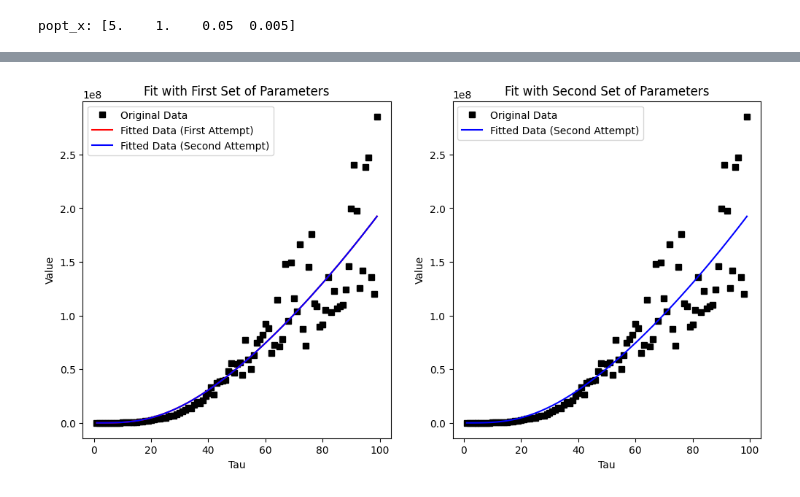
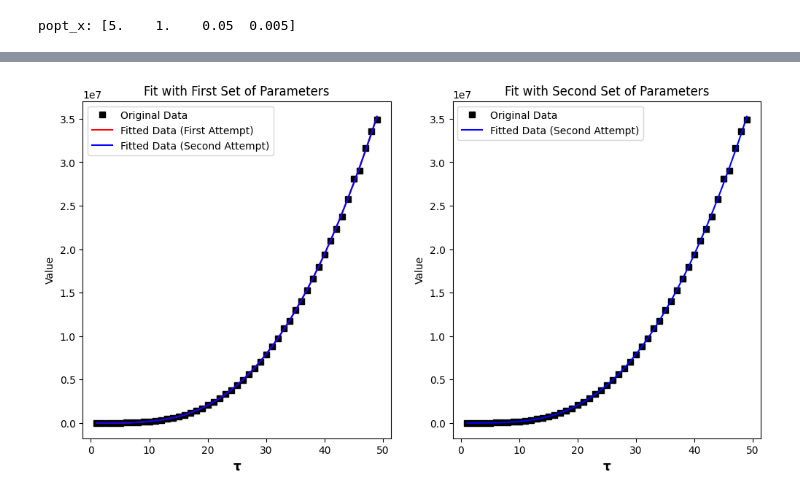
Before and after one commit to shailendrabhandari/IntLevPy, a Jupyter notebook: example.ipynb, the cells around one changed output, grey strips where cells are left out. Cells and saved outputs as stored; diff of their text form; code cells hidden in the pictures.

```diff
--- a/example.ipynb
+++ b/example.ipynb
@@ -56,11 +56,11 @@ plt.show()
 normed_loc_params, mean_params, std_params = load_parameters('intermittent_est_params.txt')
 kde = setup_kde(normed_loc_params)
 
-N = 10000  # Number of points
+N = 1000000  # Number of points
 N_iter = 2000  # Number of iterations
 integration_factor = 1
 g_tau = 1
-tau_list = np.arange(1, 100)
+tau_list = np.arange(1, 50)
 re_estimations = 5
 opt_iter = 200
 redim_max = 2
@@ -82,14 +82,13 @@ factor3 = 1
 factor4 = 1
 
 # Compute synthetic data
-tau_list = np.arange(1, 100)
-dx4_log = np.log(np.random.rand(len(tau_list)))
+tau_list = np.arange(1, 50)
 x_loc,y_loc = intermittent2(N*integration_factor,g_tau/integration_factor,g_v0*factor1,g_D*factor2,g_lambda_B*factor3,g_lambda_D*factor4)
 
 # Initialize the lists
 x_list, y_list, dx_list, dy_list = [], [], [], []
 dx4, dy4, dx2, dy2 = [], [], [], []
-# Assuming tau_list, x_loc, y_loc, and integration_factor are already defined
+
 for i in tau_list:
     x_list.append(x_loc[::i * integration_factor])
     y_list.append(y_loc[::i * integration_factor])
@@ -247,33 +246,33 @@ plt.show()
 original_data = dx4
 
 # Fitted Data Using First Set of Optimized Parameters
 fitted_data1 = mom22_4_diff(np.array(tau_list), *popt_x_diff)
 
 # Fitted Data Using Second Set of Optimized Parameters
 fitted_data2 = mom22_4_diff(np.array(tau_list), *popt_x_diff2)
 
 # Plotting
 plt.figure(figsize=(12, 6))
 
 # Plot with first set of parameters
 plt.subplot(1, 2, 1)
 plt.plot(tau_list, original_data, 'ks', label='Original Data')
 plt.plot(tau_list, fitted_data1, label='Fitted Data (First Attempt)', color='red')
 plt.plot(tau_list, fitted_data2, label='Fitted Data (Second Attempt)', color='blue')
-plt.xlabel('Tau')
+plt.xlabel(r'$\mathbf{\tau}$', fontsize=12)
 plt.ylabel('Value')
 plt.title('Fit with First Set of Parameters')
 plt.legend()
 
 # Plot with second set of parameters
 plt.subplot(1, 2, 2)
 plt.plot(tau_list, original_data, 'ks', label='Original Data')
 plt.plot(tau_list, fitted_data2, label='Fitted Data (Second Attempt)', color='blue')
-plt.xlabel('Tau')
+plt.xlabel(r'$\mathbf{\tau}$', fontsize=12)
 plt.ylabel('Value')
 plt.title('Fit with Second Set of Parameters')
 plt.legend()
 
 plt.show()
 # %% [output]
-[figure, old version]
+[figure, new version]
```
Also changed, not shown: parts of 12 cells of this notebook, 6 other files.
